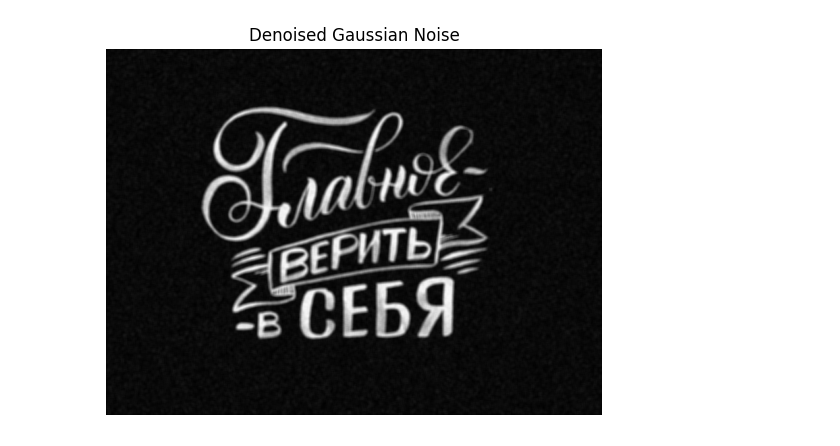
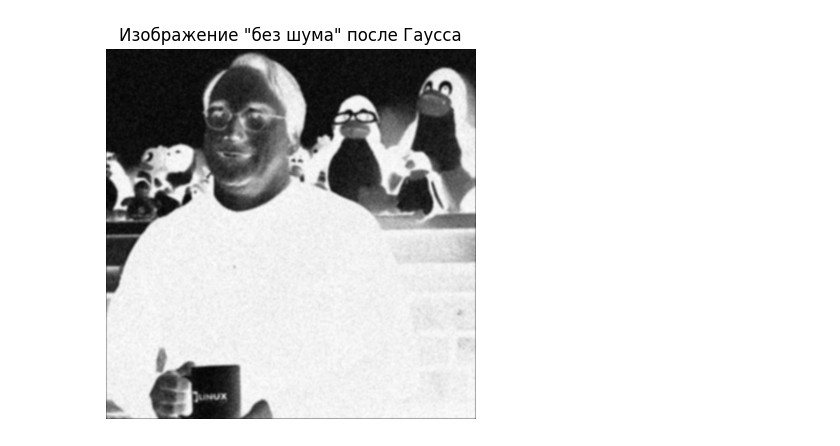
Before and after one commit to delokoseni/IntelligentImageProcessingTechnologies2, a Jupyter notebook: main.ipynb, the cells around one changed output. Saved outputs shown, nothing was run; the diff lists cells and outputs as text; code cells hidden in the pictures.

```diff
--- a/main.ipynb
+++ b/main.ipynb
@@ -11,9 +11,9 @@ def load_image(path):
     image = 1 - image
     return image
 
-image = load_image("4c789845ddf1be2c41c7e30c40cda9f3.jpg")
+image = load_image("i.jpg")
 
-plt.imshow(image, cmap='gray', vmin=0, vmax=1)
+plt.imshow(image, cmap='gray')
 plt.title("Исходное изображение")
 plt.axis("off")
 plt.show()
@@ -137,11 +136,11 @@ plt.show()
 # %%
 kernel = box_filter(5)
 
 denoised = convolution(gaussian_noise_img, kernel, padding=2)
 
-plt.imshow(denoised, cmap='gray', vmin=0, vmax=1)
-plt.title('Изображение "без шума"')
+plt.imshow(denoised, cmap='gray')
+plt.title('Изображение "без шума" после Гаусса')
 plt.axis("off")
 plt.show()
 # %% [output]
-[figure, old version]
+[figure, new version]
```
Also changed, not shown: parts of 9 cells of this notebook, 1 other file.
